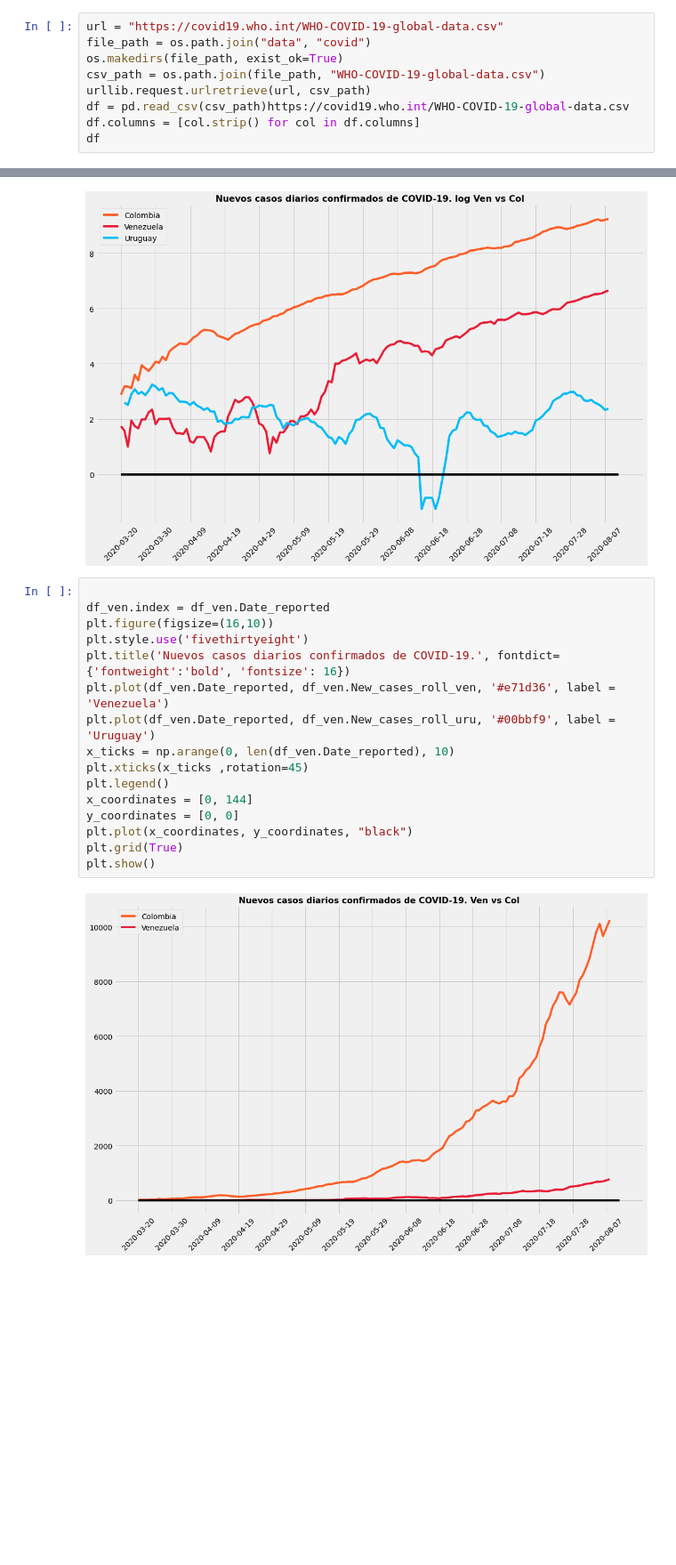
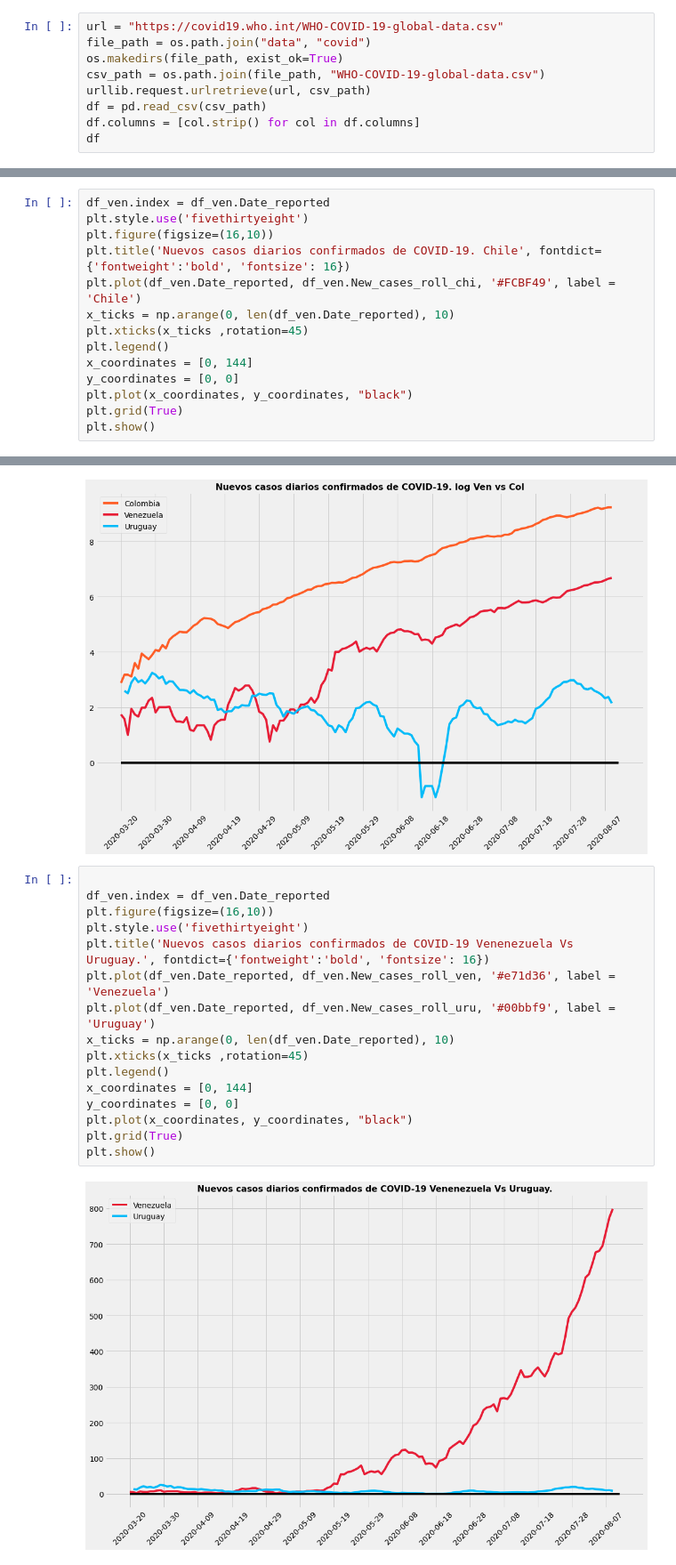
Before and after one commit to MagcDEV/covidVen, a Jupyter notebook: covid_19_ven.ipynb, the cells around one changed output, grey strips where cells are left out. Shown at 89% size. Cells and saved outputs as stored; diff of their text form; blank space fills up the shorter version.

```diff
--- a/covid_19_ven.ipynb
+++ b/covid_19_ven.ipynb
@@ -20,7 +20,7 @@ file_path = os.path.join("data", "covid")
 os.makedirs(file_path, exist_ok=True)
 csv_path = os.path.join(file_path, "WHO-COVID-19-global-data.csv")
 urllib.request.urlretrieve(url, csv_path)
-df = pd.read_csv(csv_path)https://covid19.who.int/WHO-COVID-19-global-data.csv
+df = pd.read_csv(csv_path)
 df.columns = [col.strip() for col in df.columns]
 df
 # %% [output]
@@ -187,0 +191,14 @@ plt.show()
+# %%
+df_ven.index = df_ven.Date_reported
+plt.style.use('fivethirtyeight')
+plt.figure(figsize=(16,10))
+plt.title('Nuevos casos diarios confirmados de COVID-19. Chile', fontdict={'fontweight':'bold', 'fontsize': 16})
+plt.plot(df_ven.Date_reported, df_ven.New_cases_roll_chi, '#FCBF49', label = 'Chile')
+x_ticks = np.arange(0, len(df_ven.Date_reported), 10)
+plt.xticks(x_ticks ,rotation=45)
+plt.legend()
+x_coordinates = [0, 144]
+y_coordinates = [0, 0]
+plt.plot(x_coordinates, y_coordinates, "black")
+plt.grid(True)
+plt.show()
@@ -229,20 +251,20 @@ plt.show()
 # %%
 
 df_ven.index = df_ven.Date_reported
 plt.figure(figsize=(16,10))
 plt.style.use('fivethirtyeight')
-plt.title('Nuevos casos diarios confirmados de COVID-19.', fontdict={'fontweight':'bold', 'fontsize': 16})
+plt.title('Nuevos casos diarios confirmados de COVID-19 Venenezuela Vs Uruguay.', fontdict={'fontweight':'bold', 'fontsize': 16})
 plt.plot(df_ven.Date_reported, df_ven.New_cases_roll_ven, '#e71d36', label = 'Venezuela')
 plt.plot(df_ven.Date_reported, df_ven.New_cases_roll_uru, '#00bbf9', label = 'Uruguay')
 x_ticks = np.arange(0, len(df_ven.Date_reported), 10)
 plt.xticks(x_ticks ,rotation=45)
 plt.legend()
 x_coordinates = [0, 144]
 y_coordinates = [0, 0]
 plt.plot(x_coordinates, y_coordinates, "black")
 plt.grid(True)
 plt.show()
 # %% [output]
-[figure, old version]
+[figure, new version]
 # %% [markdown]
 ## Caso Suecia
```
Also changed, not shown: parts of 14 cells of this notebook, 2 other files.
